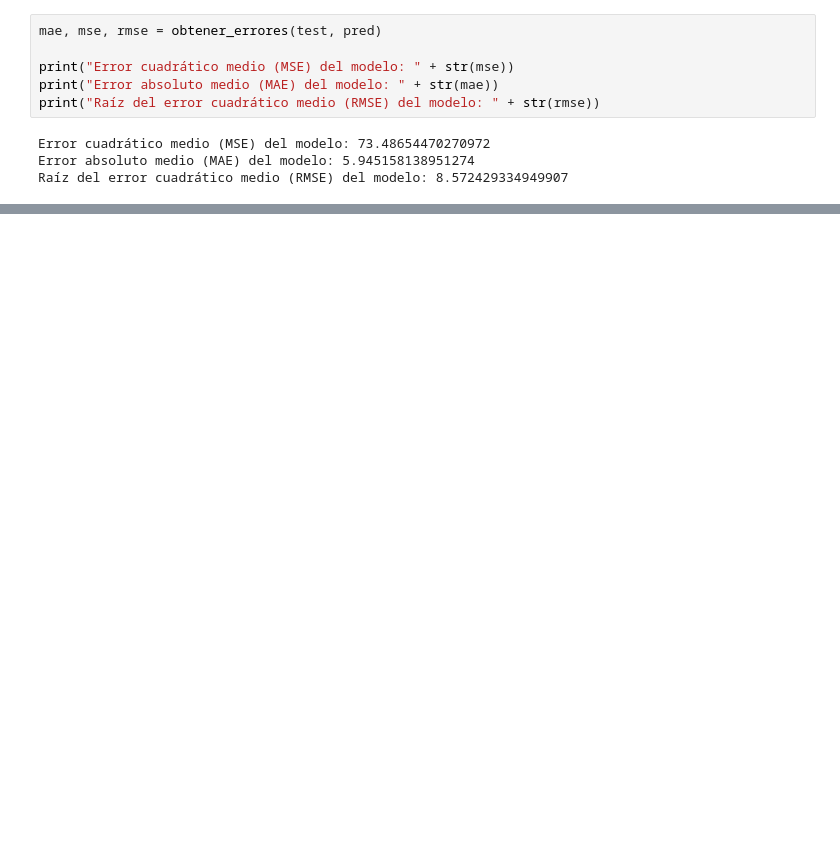
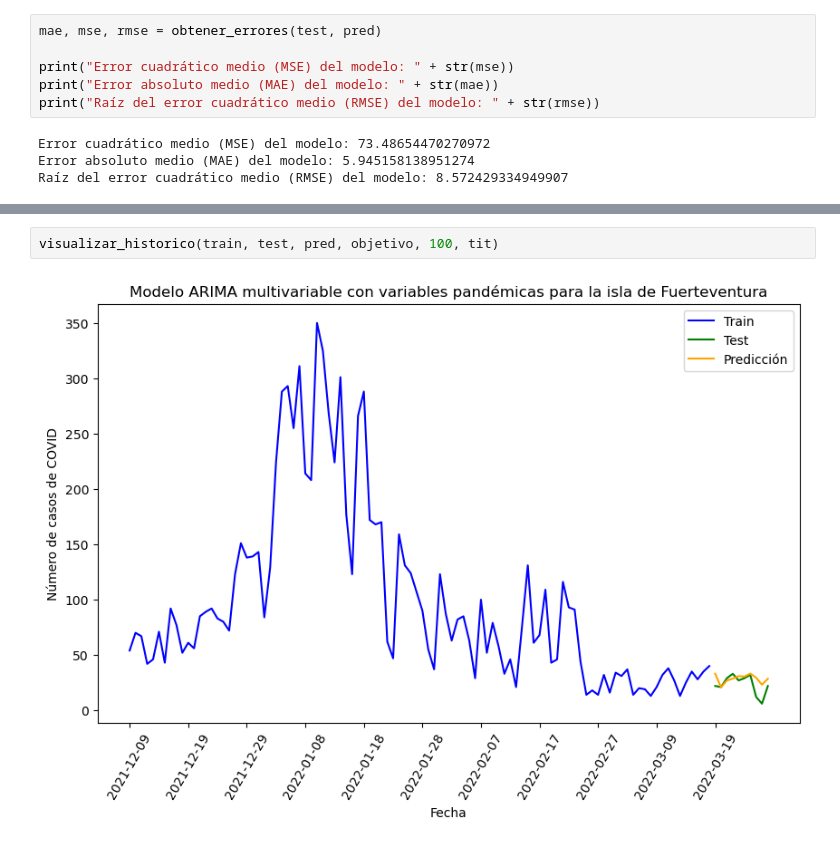
Before and after one commit to jalonsouoc/TFM, a Jupyter notebook: code/ARIMA_Fuerteventura.ipynb, the cells around one changed output, grey strips where cells are left out. Cells and saved outputs as stored; diff of their text form; blank space fills up the shorter version.

```diff
--- a/code/ARIMA_Fuerteventura.ipynb
+++ b/code/ARIMA_Fuerteventura.ipynb
@@ -216,0 +238,4 @@ Raíz del error cuadrático medio (RMSE) del modelo: 8.572429334949907
+# %%
+visualizar_historico(train, test, pred, objetivo, 100, tit)
+# %% [output]
+[figure, added]
```
Also changed, not shown: parts of 25 cells of this notebook, 1 other file.
